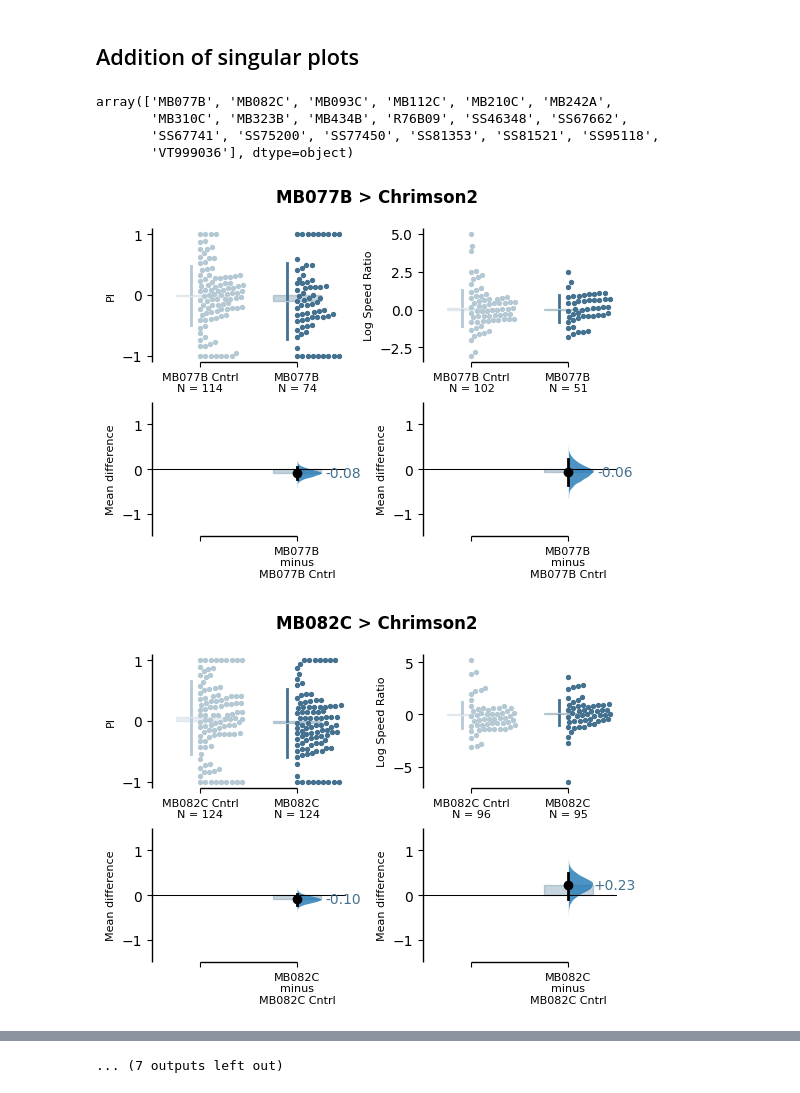
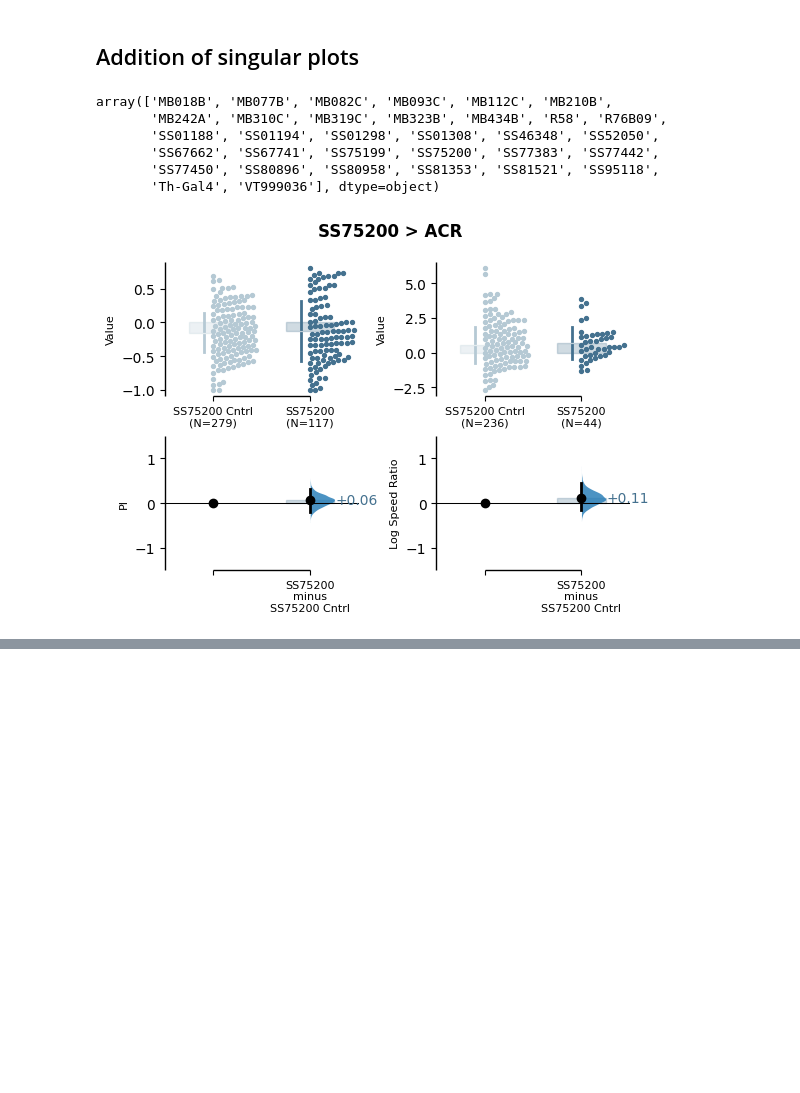
Before and after one commit to lnicole08/OSAR-Nicole-version, a Jupyter notebook: Multi and single dabest OSAR plots.ipynb, the cells around one changed output, grey strips where cells are left out. Cells and saved outputs as stored; diff of their text form; code cells hidden in the pictures; blank space fills up the shorter version.

```diff
--- a/Multi and single dabest OSAR plots.ipynb
+++ b/Multi and single dabest OSAR plots.ipynb
@@ -118,0 +194,4 @@ f.savefig(imagefile + '.svg', bbox_inches="tight", dpi=600)
+# %%
+from dabest.forest_plot import forest_plot
+compiled = specifiedpath + "ACC Lab Dropbox\\ACC Lab\\Nicole Lee\\Data Compilation\\osar_test\\20250310_ACR_totalcompilation.csv"
+dfcompiled= pd.read_csv(compiled)
@@ -119,8 +242,8 @@ f.savefig(imagefile + '.svg', bbox_inches="tight", dpi=600)
 # %% [markdown]
 ## Addition of singular plots
 # %%
-filepath = root + responder + " 20250114_compilation_full.csv"
-df2= pd.read_csv(filepath)
+filepath = root + "20250310_" + responder + "_totalcompilation.csv"
+df2= pd.read_csv(filepath, index_col=0)
 
 basegenotype = df2['driver'].unique()
 
@@ -131,38 +254,51 @@ dfi.rename(columns={'driver': 'MBON'}, inplace = True)
 
 basegenotype
 # %% [output]
-array(['MB077B', 'MB082C', 'MB093C', 'MB112C', 'MB210C', 'MB242A',
-       'MB310C', 'MB323B', 'MB434B', 'R76B09', 'SS46348', 'SS67662',
-       'SS67741', 'SS75200', 'SS77450', 'SS81353', 'SS81521', 'SS95118',
-       'VT999036'], dtype=object)
+array(['MB018B', 'MB077B', 'MB082C', 'MB093C', 'MB112C', 'MB210B',
+       'MB242A', 'MB310C', 'MB319C', 'MB323B', 'MB434B', 'R58', 'R76B09',
+       'SS01188', 'SS01194', 'SS01298', 'SS01308', 'SS46348', 'SS52050',
+       'SS67662', 'SS67741', 'SS75199', 'SS75200', 'SS77383', 'SS77442',
+       'SS77450', 'SS80896', 'SS80958', 'SS81353', 'SS81521', 'SS95118',
+       'Th-Gal4', 'VT999036'], dtype=object)
+# %%
+basegenotype = ["SS75200"]
+# %%
+def singleplottingdabest(dfi, names, parameter):
+    dfrr = pd.DataFrame()
+    filter1 = dfi[(dfi['MBON'] == names) & (dfi['status'] == 'Offspring')].copy().reset_index(drop=True)
+    filter2 = dfi[(dfi['MBON'] == names) & (dfi['status'] == 'Sibling')].copy().reset_index(drop=True)
+
+    dfrr[names + " Cntrl" ] = filter2[parameter]
+    dfrr[names] = filter1[parameter]
+    #dfr1 = pd.concat([dfr1, dfrr], axis = 1)
+
+    l = dfrr.columns.tolist()
+    titlelst = list(zip(l,l[1:]))[::2]
+    test = dabest.load(dfrr, idx=titlelst)
+
+    return test
 # %%
 for n in basegenotype:
 
    figure2, axx = plt.subplots(nrows=1, ncols=2,
                     figsize=(6
                              ,4), gridspec_kw={'wspace': 0.4}
                                 # ensure proper width-wise spacing.
                    )
 
-   singleplottingdabest(dfi, n, "pi_smoothed_Pattern 01").mean_diff.plot(float_contrast=False, fontsize_rawylabel=8, fontsize_rawxlabel=8,
-        fontsize_contrastxlabel=8, fontsize_contrastylabel=8, raw_marker_size=2, es_marker_size=6,
-                         custom_palette="Paired", swarm_label="PI", contrast_ylim=(-1.5,1.5), ax=axx.flat[0]);
+   singleplottingdabest(dfi, n, "pi_smoothed_Pattern 01_baseline_corrected").hedges_g.plot(float_contrast=False, fontsize_rawylabel=8, fontsize_rawxlabel=8,
+        fontsize_contrastxlabel=8, fontsize_contrastylabel=8, raw_marker_size=2, contrast_marker_size=6,
+                         custom_palette="Paired", contrast_label="PI", contrast_ylim=(-1.5,1.5), ax=axx.flat[0]);
 
-   singleplottingdabest(dfi, n, "log2_speed_ratio_Pattern 01").mean_diff.plot(float_contrast=False, fontsize_rawylabel=8,fontsize_rawxlabel=8,
-        fontsize_contrastxlabel=8, fontsize_contrastylabel=8, raw_marker_size=2, es_marker_size=6,
-                        custom_palette="Paired", swarm_label="Log Speed Ratio", contrast_ylim=(-1.5,1.5), ax=axx.flat[1]);
-
-   pivalue = round(singleplottingdabest(dfi, n, "pi_smoothed_Pattern 01").mean_diff.results['difference'],2).values[0]
-   srvalue = round(singleplottingdabest(dfi, n, "log2_speed_ratio_Pattern 01").mean_diff.results['difference'],2).values[0]
+   singleplottingdabest(dfi, n, "log2_speed_ratio_Pattern 01").hedges_g.plot(float_contrast=False, fontsize_rawylabel=8,fontsize_rawxlabel=8,
+        fontsize_contrastxlabel=8, fontsize_contrastylabel=8, raw_marker_size=2, contrast_marker_size=6,
+                        custom_palette="Paired", contrast_label="Log Speed Ratio", contrast_ylim=(-1.5,1.5), ax=axx.flat[1]);
 
    figure2.tight_layout()
    figure2.suptitle( n + " > " + responder, fontweight='bold', size = 12, y=0.98)
-   # axx[0].text(1.75, 1.2,  r"$\bf{PI:}$" + str(pivalue), fontsize = 10, transform=axx[0].transAxes)
-   # axx[1].text(0.8, 1.2,  r"$\bf{SR:}$" + str(srvalue) , fontsize = 10, transform=axx[1].transAxes)
 
    #filesaving
    # filename = folderpath + "ACC Lab Dropbox\\ACC Lab\\Nicole Lee\\Data Compilation\\2024images\\" +  n + " x " + genot + '_OSAR_Full_light'
    # figure2.savefig(filename + '.svg', bbox_inches="tight", dpi=600)
 # %% [output]
-[figure, old version]
+[figure, new version]
-[figure, removed]
@@ -179 +304,0 @@ for n in basegenotype:
-... (7 outputs left out)
```
Also changed, not shown: parts of 13 cells of this notebook, 3 other files.
